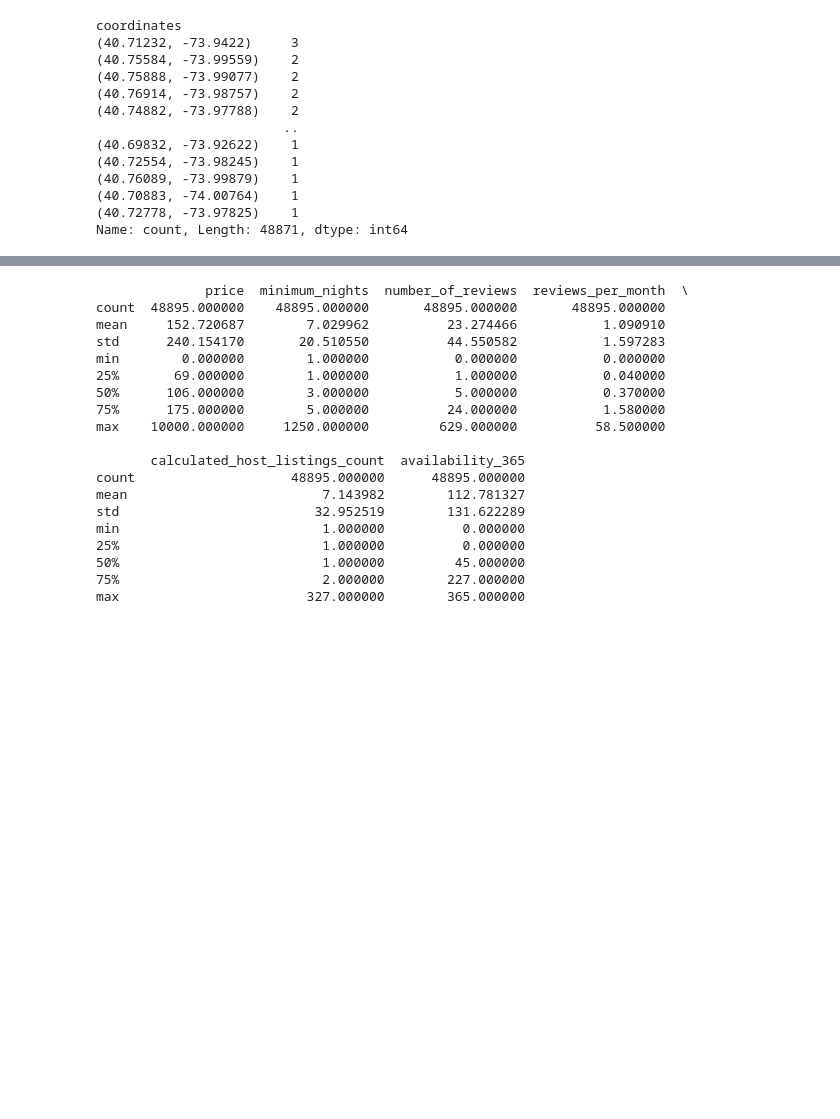
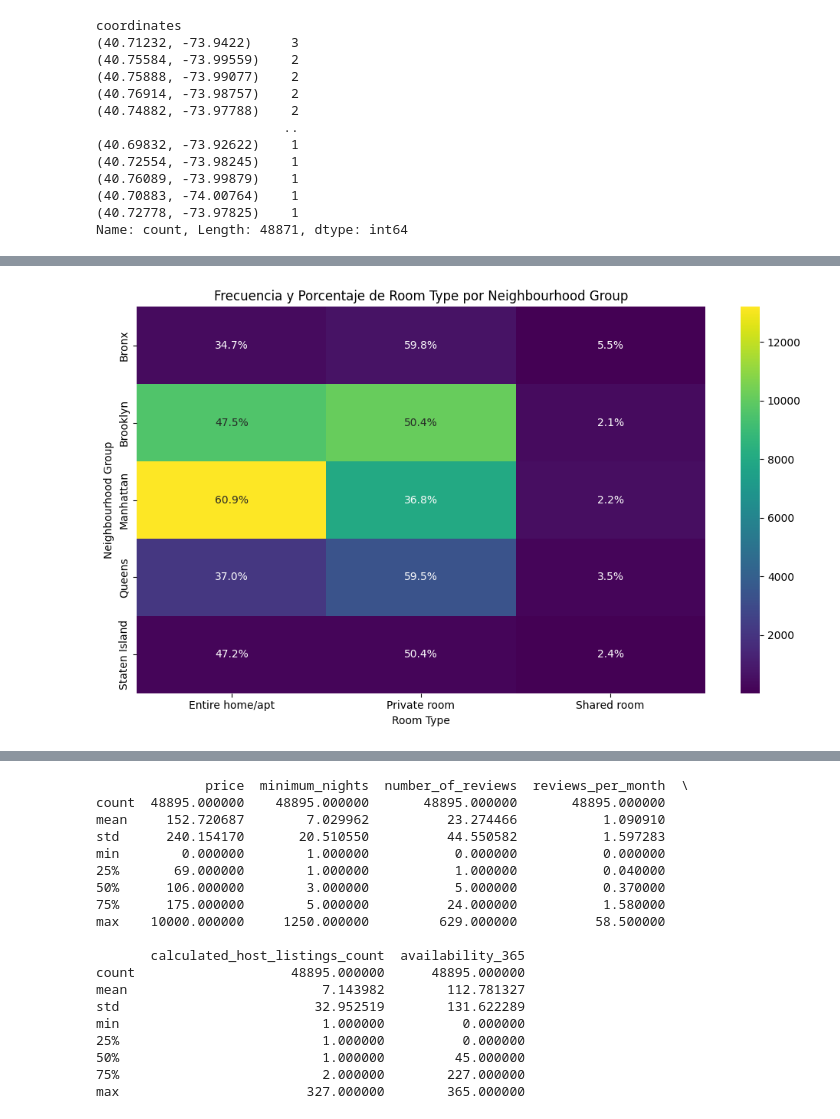
Before and after one commit to 4GeeksAcademy/machine-learning-python-tem, a Jupyter notebook: src/explore.ipynb, the cells around one changed output, grey strips where cells are left out. Saved outputs shown, nothing was run; the diff lists cells and outputs as text; code cells hidden in the pictures; blank space fills up the shorter version.

```diff
--- a/src/explore.ipynb
+++ b/src/explore.ipynb
@@ -301,0 +454,3 @@ Name: count, Length: 48871, dtype: int64
+# %%
+df_new = df_new.drop(['neighbourhood'], axis=1)
+df_new.head()
@@ -301,0 +464,17 @@ Name: count, Length: 48871, dtype: int64
+# %%
+# Crear una tabla cruzada para frecuencias absolutas
+heatmap_data = pd.crosstab(df_new['neighbourhood_group'], df_new['room_type'])
+
+# Calcular porcentajes
+heatmap_percent = heatmap_data.div(heatmap_data.sum(axis=1), axis=0) * 100
+
+# Graficar el heatmap con valores absolutos y porcentajes
+plt.figure(figsize=(10, 6))
+sns.heatmap(heatmap_data, annot=heatmap_percent.applymap("{:.1f}%".format), fmt='', cmap="viridis", cbar=True)
+plt.title('Frecuencia y Porcentaje de Room Type por Neighbourhood Group')
+plt.xlabel('Room Type')
+plt.ylabel('Neighbourhood Group')
+plt.tight_layout()
+plt.show()
+# %% [output]
+[figure, added]
```
Also changed, not shown: parts of 24 cells of this notebook.
